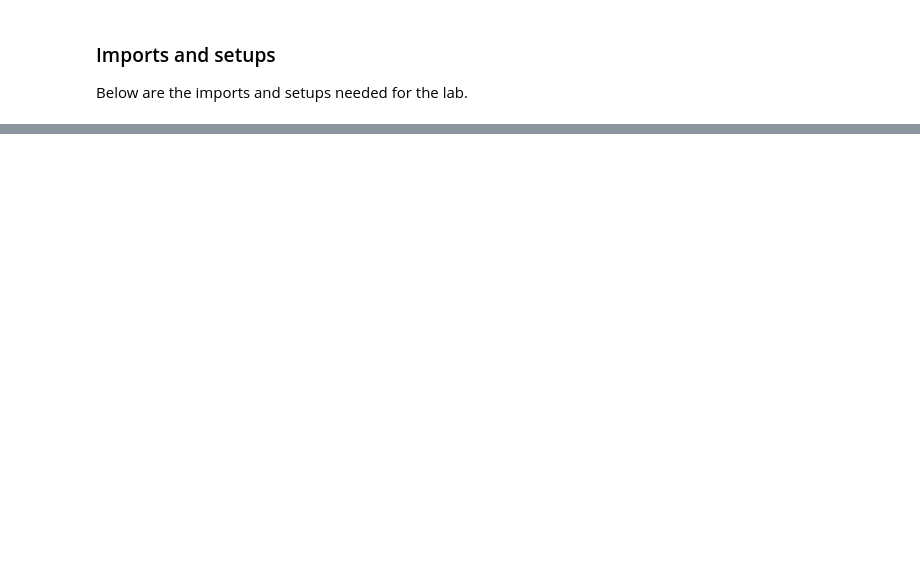
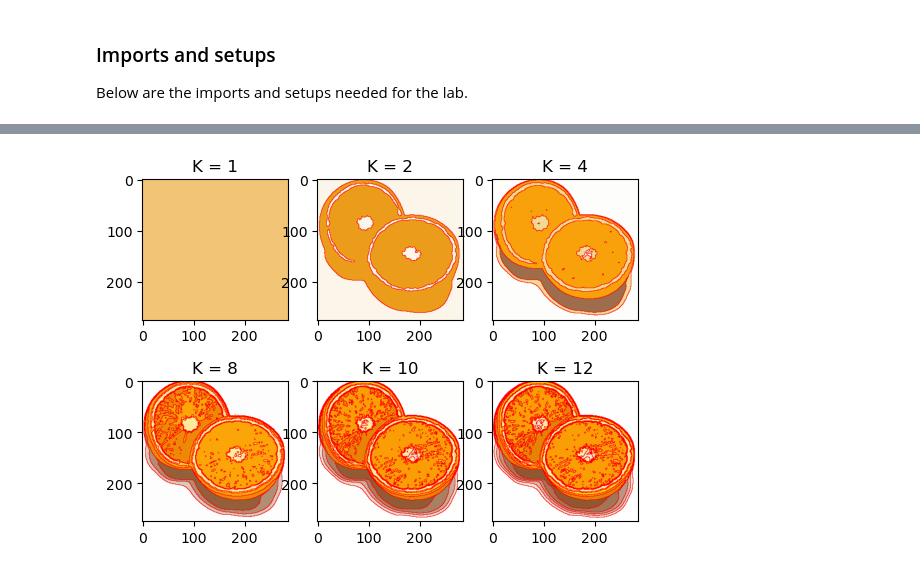
Before and after one commit to RakinAli/Computer-Vision-course, a Jupyter notebook: Labs/Lab 3/Rakin/main.ipynb, the cells around one changed output, grey strips where cells are left out. Saved outputs shown, nothing was run; the diff lists cells and outputs as text; code cells hidden in the pictures; blank space fills up the shorter version.

```diff
--- a/Labs/Lab 3/Rakin/main.ipynb
+++ b/Labs/Lab 3/Rakin/main.ipynb
@@ -58,0 +189,44 @@ Create a function in python that implements the K-means clustering algorithm.
+# %%
+def q3():
+    K = [1,2,4,8,10,12]  # number of clusters used
+    L = 30  # number of iterations
+    seed = 14  # seed used for random initialization
+    scale_factor = 0.5  # image downscale factor
+    image_sigma = 1.0  # image preblurring scale
+    image_list = []
+
+    img = Image.open("Images-jpg/orange.jpg")
+    img = img.resize((int(img.size[0] * scale_factor), int(img.size[1] * scale_factor)))
+
+    h = ImageFilter.GaussianBlur(image_sigma)
+    I = np.asarray(img.filter(ImageFilter.GaussianBlur(image_sigma))).astype(np.float32)
+
+    for K_values in K:
+        segmentation, centers = kmeans_segm(I, K_values, L, seed)
+        Inew = mean_segments(I, segmentation)
+        if True:
+            Inew = overlay_bounds(Inew, segmentation)
+            input_image = Image.fromarray(Inew.astype(np.ubyte))
+        image_list.append(input_image)
+
+    # Plot it all
+    fig, axs = plt.subplots(2, 3)
+    axs[0, 0].imshow(image_list[0])
+    axs[0, 0].set_title("K = 1")
+    axs[0, 1].imshow(image_list[1])
+    axs[0, 1].set_title("K = 2")
+    axs[0, 2].imshow(image_list[2])
+    axs[0, 2].set_title("K = 4")
+    axs[1, 0].imshow(image_list[3])
+    axs[1, 0].set_title("K = 8")
+    axs[1, 1].imshow(image_list[4])
+    axs[1, 1].set_title("K = 10")
+    axs[1, 2].imshow(image_list[5])
+    axs[1, 2].set_title("K = 12")
+    plt.show()
+
+
+
+q3()
+# %% [output]
+[figure, added]
```
Also changed, not shown: parts of 12 cells of this notebook, 1 other file.
